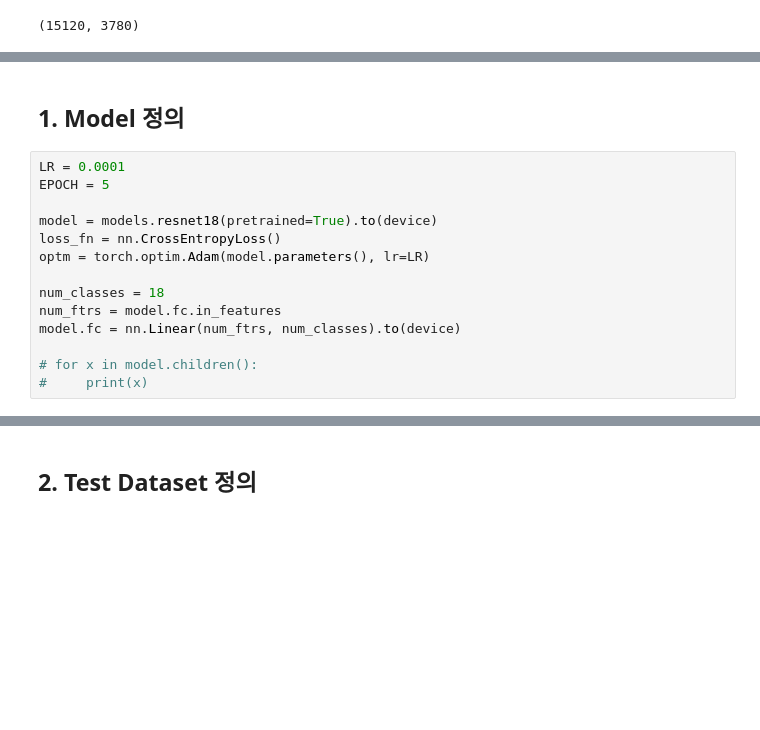
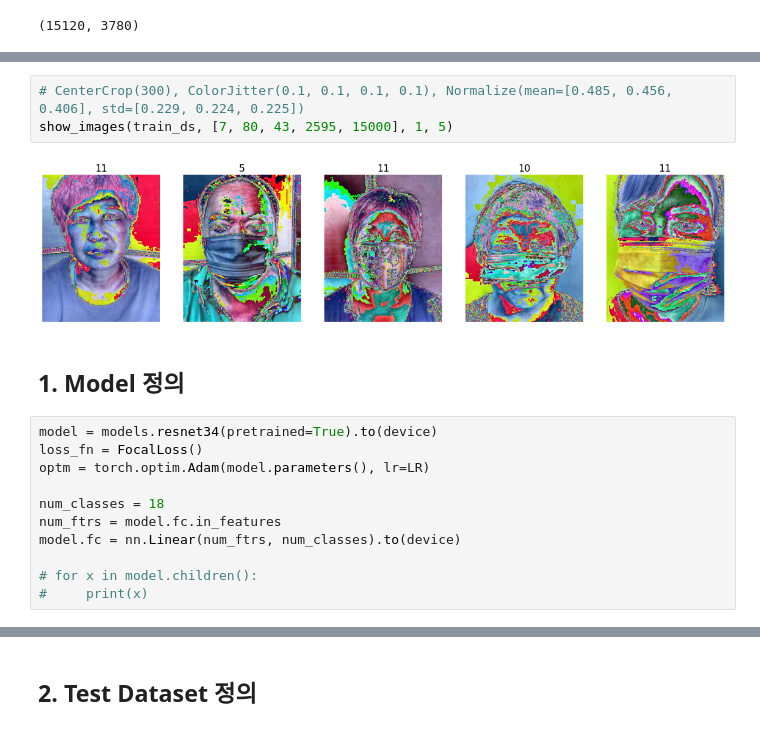
Before and after one commit to Junejae/level1-image-classification-level1-nlp-06, a Jupyter notebook: special_mission/hyunah/sample_submission.ipynb, the cells around one changed output, grey strips where cells are left out. Cells and saved outputs as stored; diff of their text form; blank space fills up the shorter version.

```diff
--- a/special_mission/hyunah/sample_submission.ipynb
+++ b/special_mission/hyunah/sample_submission.ipynb
@@ -116,11 +124,13 @@ show_images(train_ds, [7, 80, 43, 2595, 15000], 1, 5)
+# %%
+# CenterCrop(300), ColorJitter(0.1, 0.1, 0.1, 0.1), Normalize(mean=[0.485, 0.456, 0.406], std=[0.229, 0.224, 0.225])
+show_images(train_ds, [7, 80, 43, 2595, 15000], 1, 5)
+# %% [output]
+[figure, added]
 # %% [markdown]
 ## 1. Model 정의
 # %%
-LR = 0.0001
-EPOCH = 5
-
-model = models.resnet18(pretrained=True).to(device)
-loss_fn = nn.CrossEntropyLoss()
+model = models.resnet34(pretrained=True).to(device)
+loss_fn = FocalLoss()
 optm = torch.optim.Adam(model.parameters(), lr=LR)
 
 num_classes = 18
```
Also changed, not shown: parts of 9 cells of this notebook, 2 other files.
